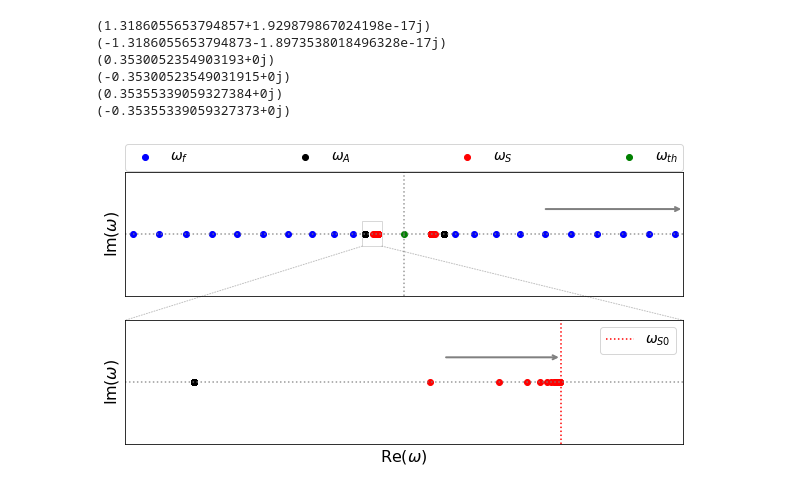
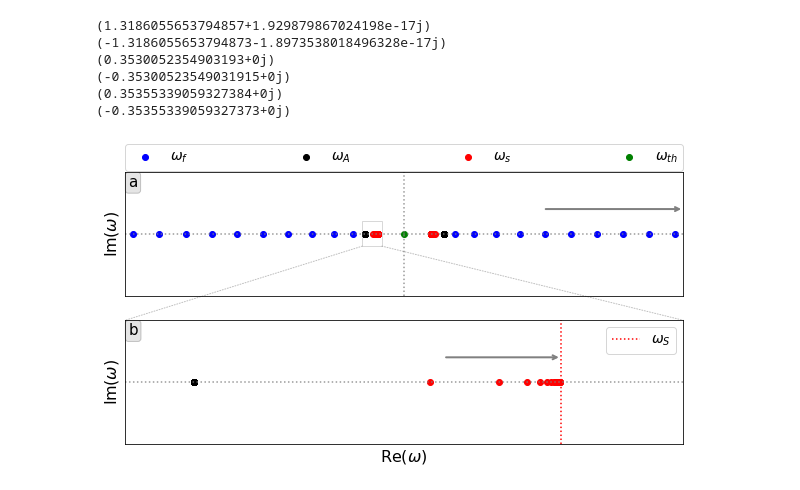
Before and after one commit to n-claes/phd-thesis, a Jupyter notebook: notebooks/homogeneous_evp.ipynb, the cells around one changed output. Cells and saved outputs as stored; diff of their text form; code cells hidden in the pictures.

```diff
--- a/notebooks/homogeneous_evp.ipynb
+++ b/notebooks/homogeneous_evp.ipynb
@@ -9,3 +11,11 @@ from IPython.display import display
+# %%
+slowlabel = r"$\omega_s$"
+alfvenlabel = r"$\omega_A$"
+fastlabel = r"$\omega_f$"
+thermallabel = r"$\omega_{th}$"
+
+xlabel = "Re($\omega$)"
+ylabel = "Im($\omega$)"
 # %%
 rho1, vx1, vy1, vz1, T1, Ax1, Ax2, Ax3 = sp.symbols(
   "rho_1, v_{x1}, v_{y1}, v_{z1}, T_1, A_{x1}, A_{x2}, A_{x3}"
@@ -165,20 +175,20 @@ for i, kx in enumerate(kxvals):
 
   for ax in axes:
     if i == 0 and ax == axes[0]:
-      ax.scatter([eigvals[0], eigvals[-1]], [0, 0], color="blue", label=r"$\omega_f$")
-      ax.scatter([eigvals[1], eigvals[-2]], [0, 0], color="black", label=r"$\omega_A$")
-      ax.scatter([eigvals[2], eigvals[-3]], [0, 0], color="red", label=r"$\omega_S$")
+      ax.scatter([eigvals[0], eigvals[-1]], [0, 0], color="blue", label=fastlabel)
+      ax.scatter([eigvals[1], eigvals[-2]], [0, 0], color="black", label=alfvenlabel)
+      ax.scatter([eigvals[2], eigvals[-3]], [0, 0], color="red", label=slowlabel)
     else:
       ax.scatter([eigvals[0], eigvals[-1]], [0, 0], color="blue")
       ax.scatter([eigvals[1], eigvals[-2]], [0, 0], color="black")
       ax.scatter([eigvals[2], eigvals[-3]], [0, 0], color="red")
-ax1.scatter(0, 0, color="green", label=r"$\omega_{th}$")
+ax1.scatter(0, 0, color="green", label=thermallabel)
 ax2.scatter(0, 0, color="green")
 
 cs2 = 5/3 * 1
 ca2 = 1 / 0.5
 ws2 = ca2 * cs2 / (ca2 + cs2)
-ax2.axvline(x=-np.sqrt(ws2), color="red", linestyle="dotted", label="$\omega_{S0}$")
+ax2.axvline(x=-np.sqrt(ws2), color="red", linestyle="dotted", label="$\omega_{S}$")
 
 ax1.set_xlim(-10, 10)
 ax1.set_ylim(-1, 1)
@@ -194,8 +204,8 @@ ax1.legend(
 for ax in axes:
   ax.set_xticks([])
   ax.set_yticks([])
-  ax.set_ylabel("Im($\omega$)")
-ax2.set_xlabel("Re($\omega$)")
+  ax.set_ylabel(ylabel)
+ax2.set_xlabel(xlabel)
 ax2.legend(loc="best")
 
 bounds = patches.Rectangle(
@@ -226,31 +236,33 @@ cp2 = patches.ConnectionPatch(
   coordsB="axes fraction",
   axesA=ax1,
   axesB=ax2,
   linestyle="dotted",
   color="grey",
   alpha=0.5
 )
 ax1.add_artist(cp1)
 ax1.add_artist(cp2)
 
 ax1.annotate(
   text="",
   xy=(10, 0.4),
   xytext=(5, 0.4),
   arrowprops=dict(arrowstyle="->", color="grey", lw=2),
 )
 ax2.annotate(
   text="",
   xy=(-np.sqrt(ws2), 0.4),
   xytext=(-1.1, 0.4),
   arrowprops=dict(arrowstyle="->", color="grey", lw=2),
 )
+add_panel_label(ax1, text="a")
+add_panel_label(ax2, text="b")
 fig.savefig(
   "../02-MHD_spectroscopy/figures/bounded_ideal_spectrum.png",
   dpi=400,
   bbox_inches="tight"
 )
 
 plt.show()
 # %% [output]
-[figure, old version]
+[figure, new version]
```
Also changed, not shown: parts of 4 cells of this notebook, 10 other files.
